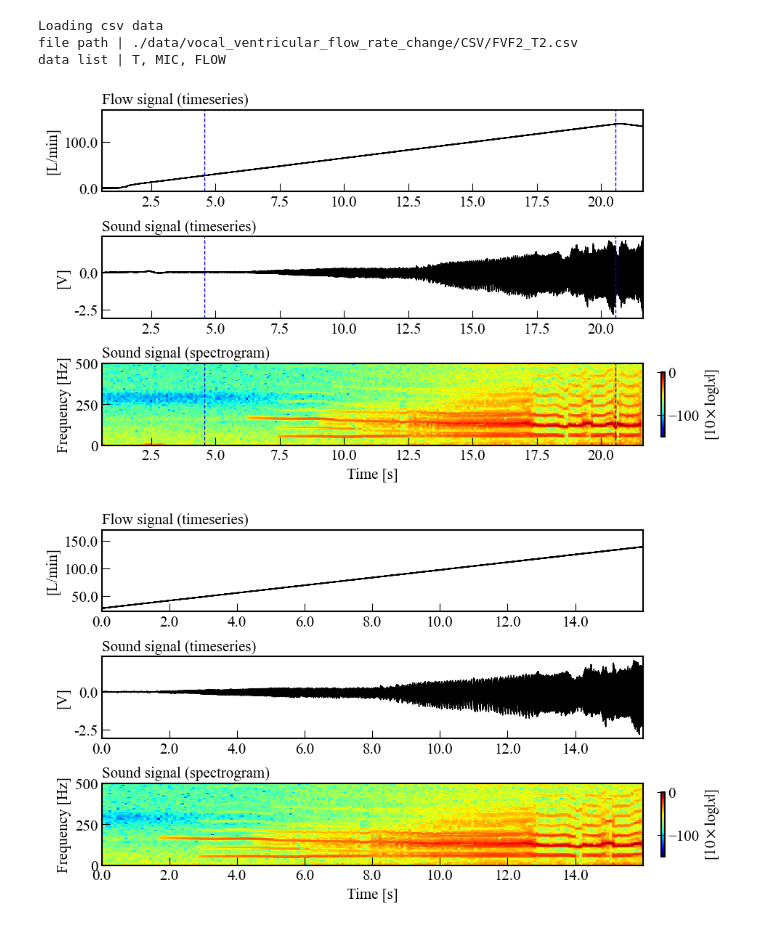
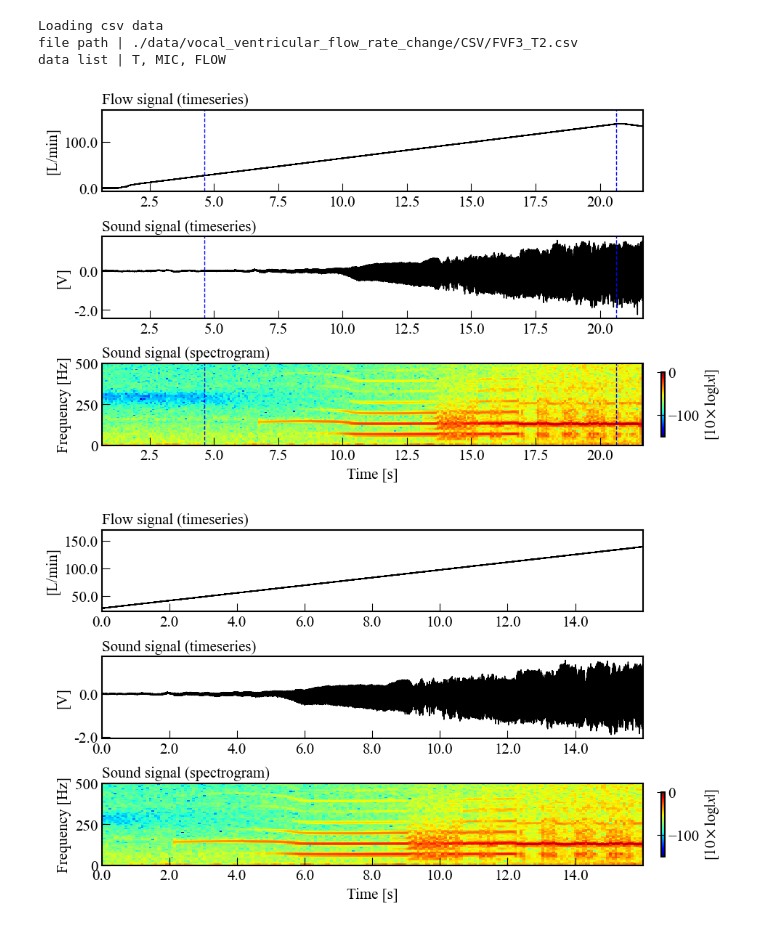
Before and after one commit to TakumiInoue0628/analysis-of-vocal-fold-system-based-on-nonlinear-dynamics-theory-using-machine-learning, a Jupyter notebook: report/20241022/01_03_experimental_data_bifurcation.ipynb, the cells around one changed output. Drawn from its saved outputs; the diff is of its cells as text; code cells hidden in the pictures.

```diff
--- a/report/20241022/01_03_experimental_data_bifurcation.ipynb
+++ b/report/20241022/01_03_experimental_data_bifurcation.ipynb
@@ -57,30 +58,30 @@ def visualization(data_name, steady_range, serch_size, bins):
     figure.timeseries_attractor_powerspectra(time, mic, tau, n_plt=1000,
                                              x_lim=[-4.5, 4.5], f_lim=[0, 200], p_lim=[None, 1.3])
 # %%
-data_name = 'FVF2_T2'
+data_name = 'FVF3_T2'
 steady_range = [50000, 250000]
 
 ### Load csv
 [time_all, mic_all, flow_all] = LoadCSV(file_path=CSV_DATA_DIR+data_name+'.csv',
                                         data_name_list=['T', 'MIC', 'FLOW'],
                                         sample_span=[0, None])
 flow_all *= flow_rate
 
 ### Figure
 figure.flow_timeseries_spectrogram(time_all, flow_all, mic_all, stfft_params,
                                 title='Sound signal', ylabel=r'[V]',
                                 ylim_flow=(None, 170), ylim_signal=(None, None),
                                 steady_range=steady_range)
 
 time, mic, flow = time_all[steady_range[0]:steady_range[-1]], mic_all[steady_range[0]:steady_range[-1]], flow_all[steady_range[0]:steady_range[-1]]
 time -= time[0]
 figure.flow_timeseries_spectrogram(time, flow, mic, stfft_params,
                                 title='Sound signal', ylabel=r'[V]',
                                 ylim_flow=(None, 170), ylim_signal=(None, None),
                                 steady_range=[None, None])
 # %% [output]
 Loading csv data
-file path | ./data/vocal_ventricular_flow_rate_change/CSV/FVF2_T2.csv
+file path | ./data/vocal_ventricular_flow_rate_change/CSV/FVF3_T2.csv
 data list | T, MIC, FLOW
-[figure, old version]
+[figure, new version]
-[figure, old version]
+[figure, new version]
```
Also changed, not shown: parts of 8 cells of this notebook, 3 other files.
